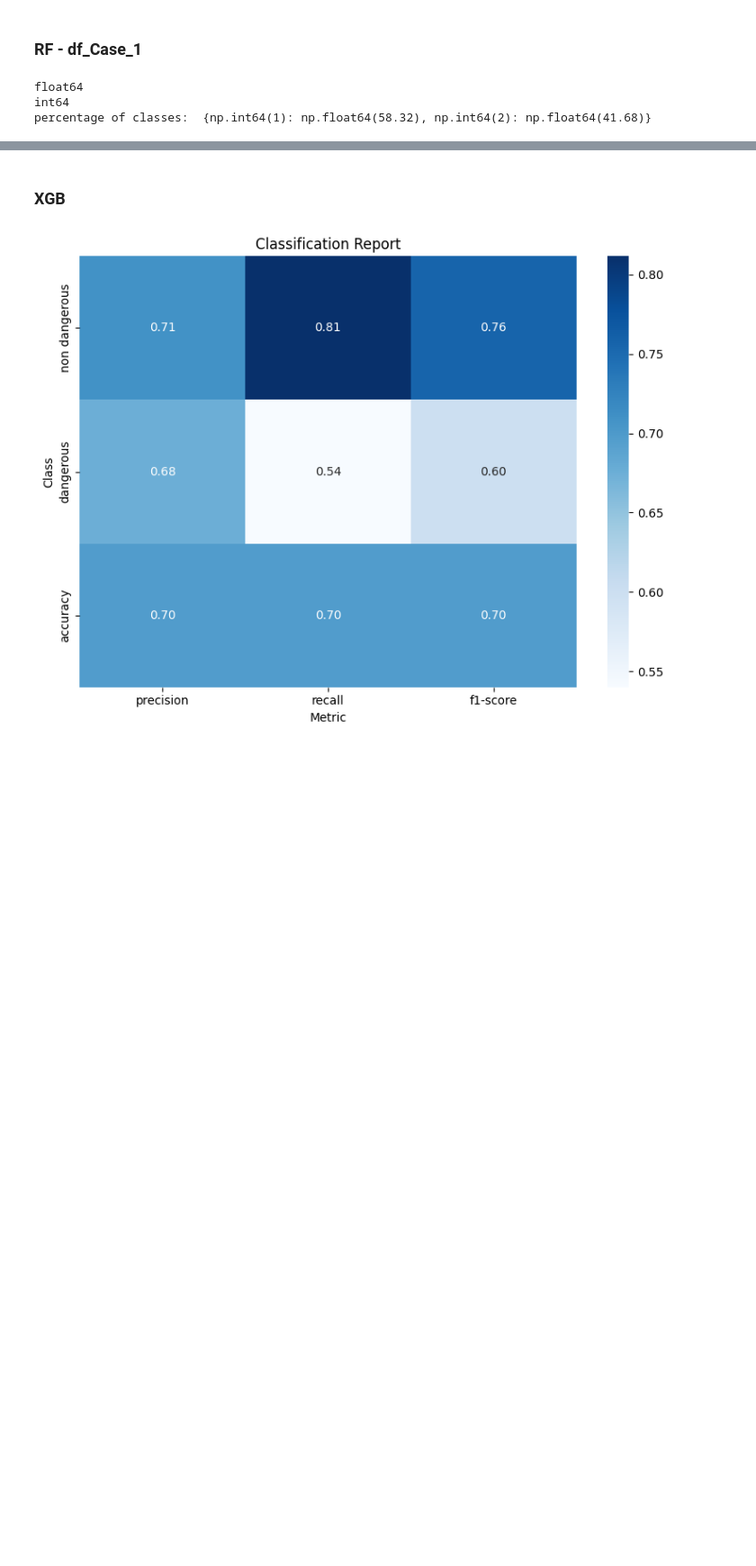
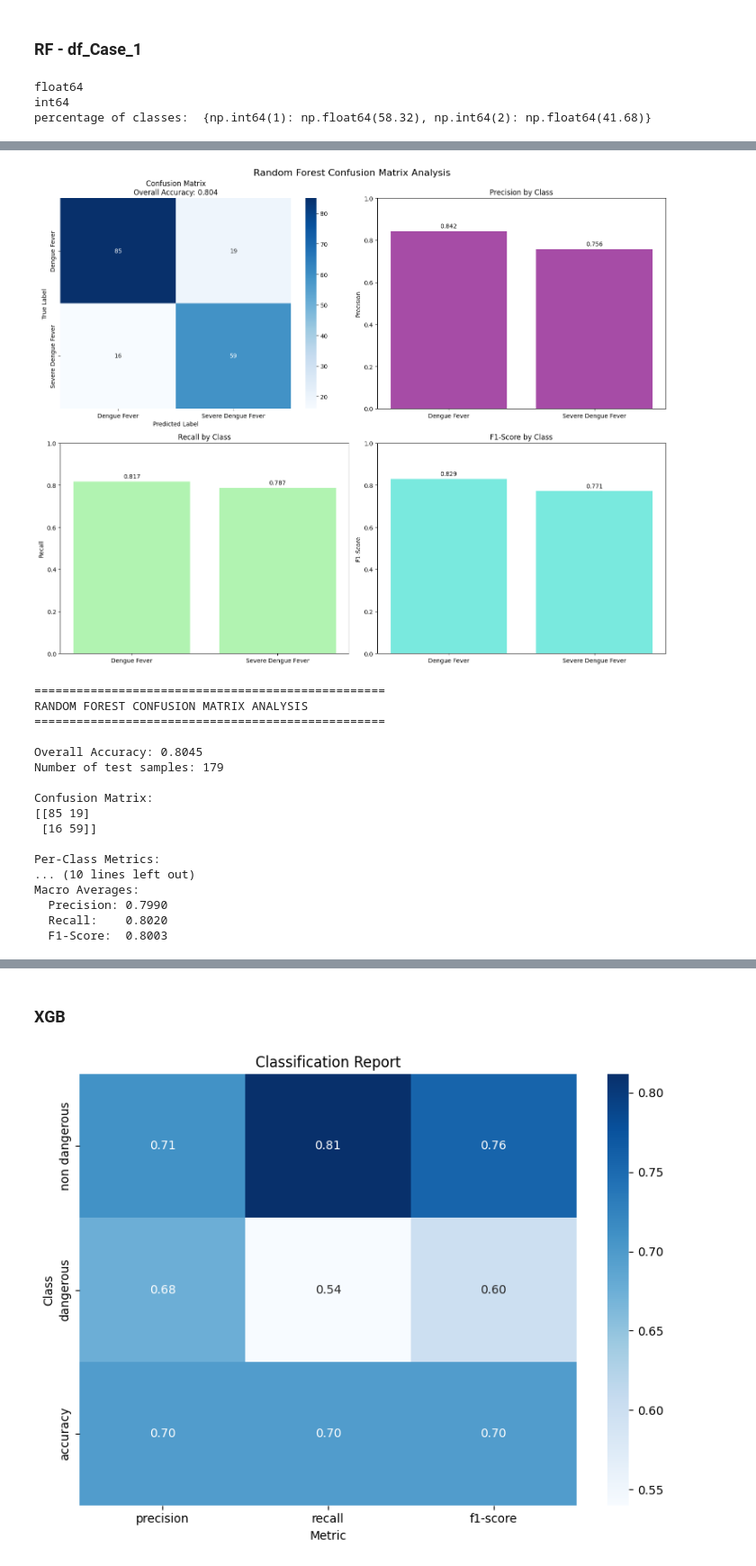
Before and after one commit to khnam-ng/SevereDengueFever, a Jupyter notebook: notebooks/more_data.ipynb, the cells around one changed output, grey strips where cells are left out. Shown at 90% size. Cells and saved outputs as stored; diff of their text form; code cells hidden in the pictures; blank space fills up the shorter version.

```diff
--- a/notebooks/more_data.ipynb
+++ b/notebooks/more_data.ipynb
@@ -591,0 +780,22 @@ print(X.shape, Y.shape)
+# %%
+# Analyze the confusion matrix
+cm, metrics = analyze_confusion_matrix(y_test, y_pred, class_names=['Dengue Fever', 'Severe Dengue Fever'], title='Random Forest Confusion Matrix Analysis')
+# %% [output]
+[figure, added]
+==================================================
+RANDOM FOREST CONFUSION MATRIX ANALYSIS
+==================================================
+
+Overall Accuracy: 0.8045
+Number of test samples: 179
+
+Confusion Matrix:
+[[85 19]
+ [16 59]]
+
+Per-Class Metrics:
+... (10 lines left out)
+Macro Averages:
+  Precision: 0.7990
+  Recall:    0.8020
+  F1-Score:  0.8003
```
Also changed, not shown: parts of 12 cells of this notebook, 3 other files.
